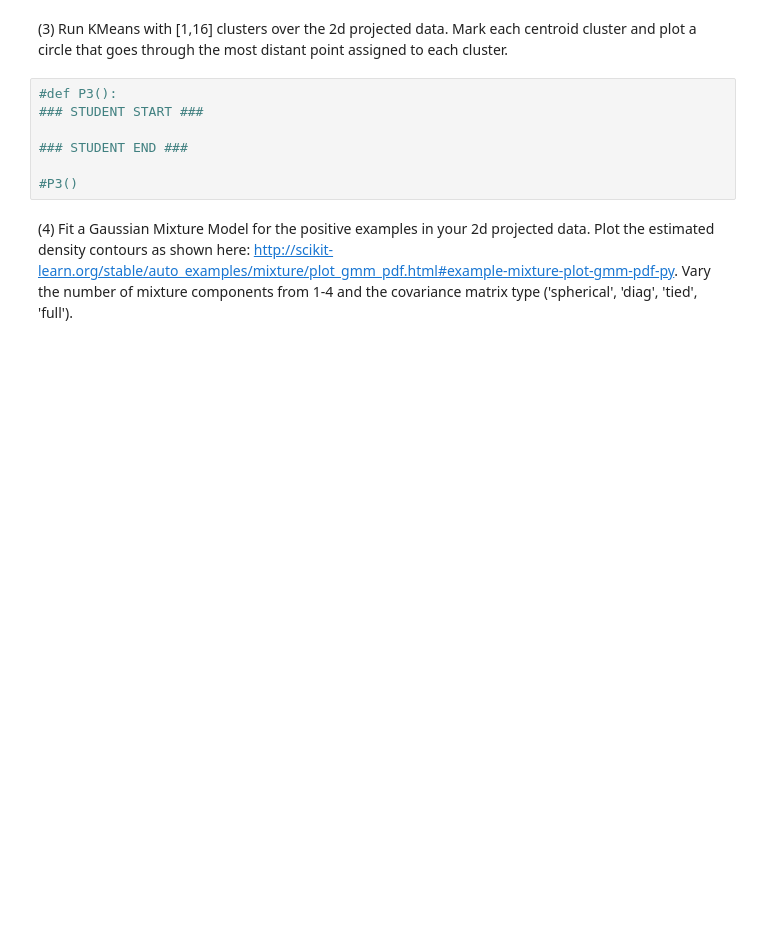
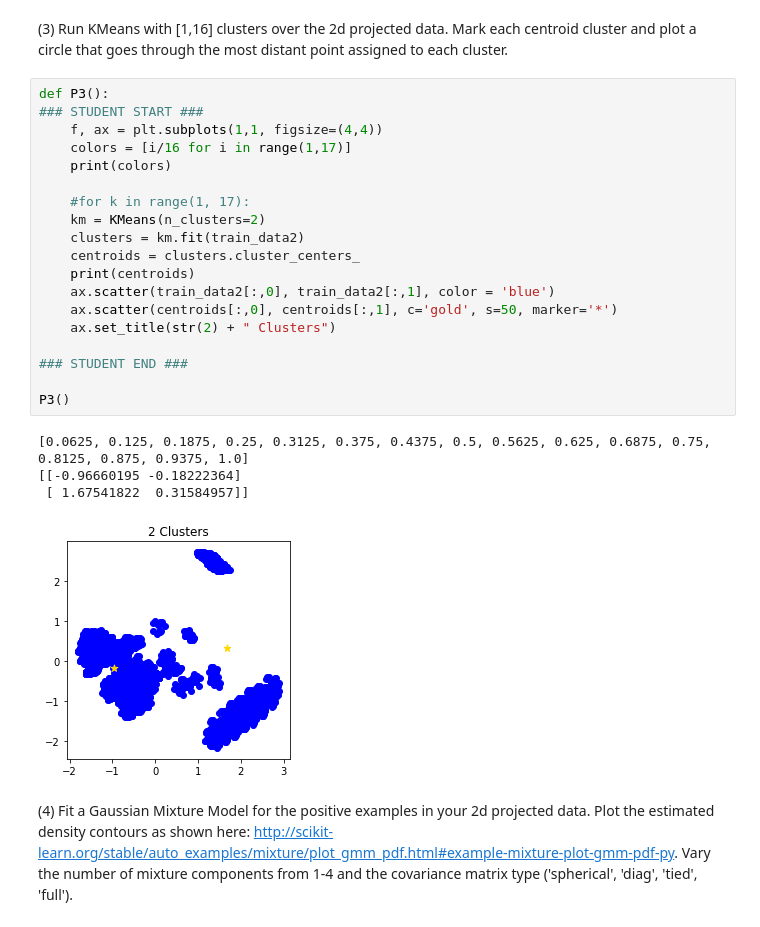
Before and after one commit to colbycarter/colbyc-w207, a Jupyter notebook: project_03/Colby_Carter_p3.ipynb, the cells around one changed output. Cells and saved outputs as stored; diff of their text form; blank space fills up the shorter version.

```diff
--- a/project_03/Colby_Carter_p3.ipynb
+++ b/project_03/Colby_Carter_p3.ipynb
@@ -125,12 +136,29 @@ train neg= (3802, 2)
 # %% [markdown]
 (3) Run KMeans with [1,16] clusters over the 2d projected data. Mark each centroid cluster and plot a circle that goes through the most distant point assigned to each cluster.
-# %%
-#def P3():
-### STUDENT START ###
-
-### STUDENT END ###
-
-#P3()
+# %%
+def P3():
+### STUDENT START ###
+    f, ax = plt.subplots(1,1, figsize=(4,4))
+    colors = [i/16 for i in range(1,17)]
+    print(colors)
+
+    #for k in range(1, 17):
+    km = KMeans(n_clusters=2)
+    clusters = km.fit(train_data2)
+    centroids = clusters.cluster_centers_
+    print(centroids)
+    ax.scatter(train_data2[:,0], train_data2[:,1], color = 'blue')
+    ax.scatter(centroids[:,0], centroids[:,1], c='gold', s=50, marker='*')
+    ax.set_title(str(2) + " Clusters")
+
+### STUDENT END ###
+
+P3()
+# %% [output]
+[0.0625, 0.125, 0.1875, 0.25, 0.3125, 0.375, 0.4375, 0.5, 0.5625, 0.625, 0.6875, 0.75, 0.8125, 0.875, 0.9375, 1.0]
+[[-0.96660195 -0.18222364]
+ [ 1.67541822  0.31584957]]
+[figure, added]
 # %% [markdown]
 (4) Fit a Gaussian Mixture Model for the positive examples in your 2d projected data. Plot the estimated density contours as shown here: http://scikit-learn.org/stable/auto_examples/mixture/plot_gmm_pdf.html#example-mixture-plot-gmm-pdf-py. Vary the number of mixture components from 1-4 and the covariance matrix type ('spherical', 'diag', 'tied', 'full').
 # %%
```
Also changed, not shown: parts of 2 cells of this notebook.
